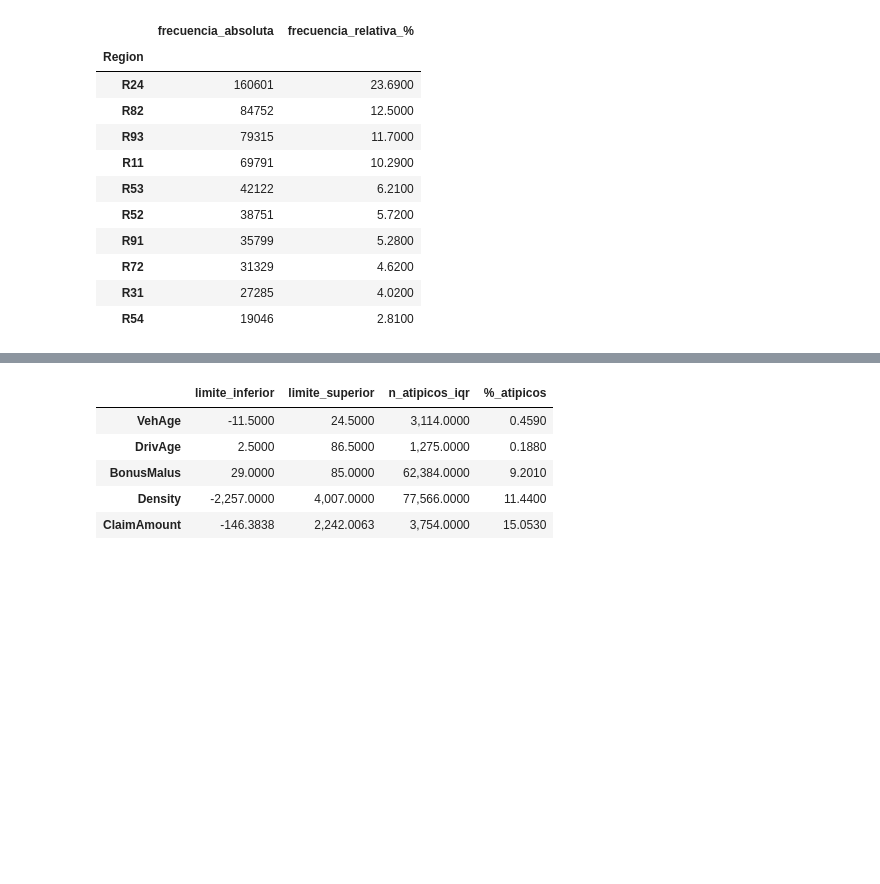
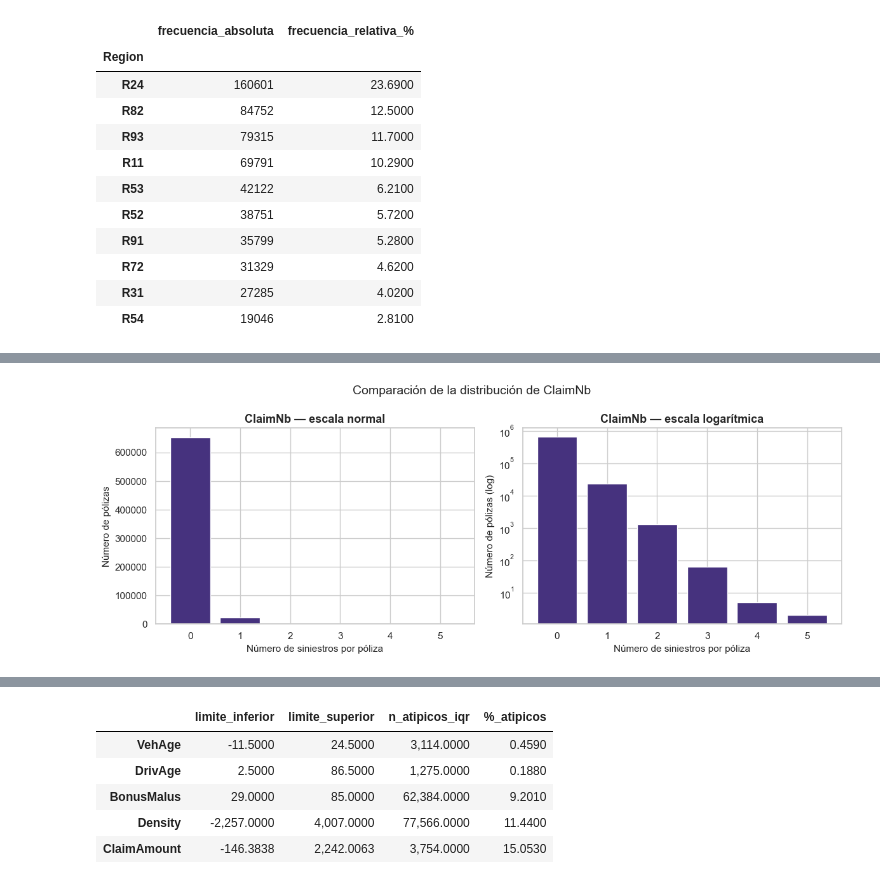
Before and after one commit to T1fff/Proyecto_Seminario_Siniestralidad, a Jupyter notebook: notebooks/02_Analisis_Univariado.ipynb, the cells around one changed output, grey strips where cells are left out. Drawn from its saved outputs; the diff is of its cells as text; code cells hidden in the pictures; blank space fills up the shorter version.

```diff
--- a/notebooks/02_Analisis_Univariado.ipynb
+++ b/notebooks/02_Analisis_Univariado.ipynb
@@ -554,0 +386,23 @@ lectura más completa del riesgo de cola presente en la severidad.
+# %%
+freq_claim = df_freq["ClaimNb"].value_counts().sort_index()
+
+fig, axes = plt.subplots(1, 2, figsize=(12, 4.5))
+
+# Escala normal
+axes[0].bar(freq_claim.index.astype(str), freq_claim.values)
+axes[0].set_title("ClaimNb — escala normal")
+axes[0].set_xlabel("Número de siniestros por póliza")
+axes[0].set_ylabel("Número de pólizas")
+
+# Escala logarítmica
+axes[1].bar(freq_claim.index.astype(str), freq_claim.values)
+axes[1].set_yscale("log")
+axes[1].set_title("ClaimNb — escala logarítmica")
+axes[1].set_xlabel("Número de siniestros por póliza")
+axes[1].set_ylabel("Número de pólizas (log)")
+
+plt.suptitle("Comparación de la distribución de ClaimNb", fontsize=14)
+plt.tight_layout()
+plt.show()
+# %% [output]
+[figure, added]
```
Also changed, not shown: parts of 39 cells of this notebook, 1 other file.
